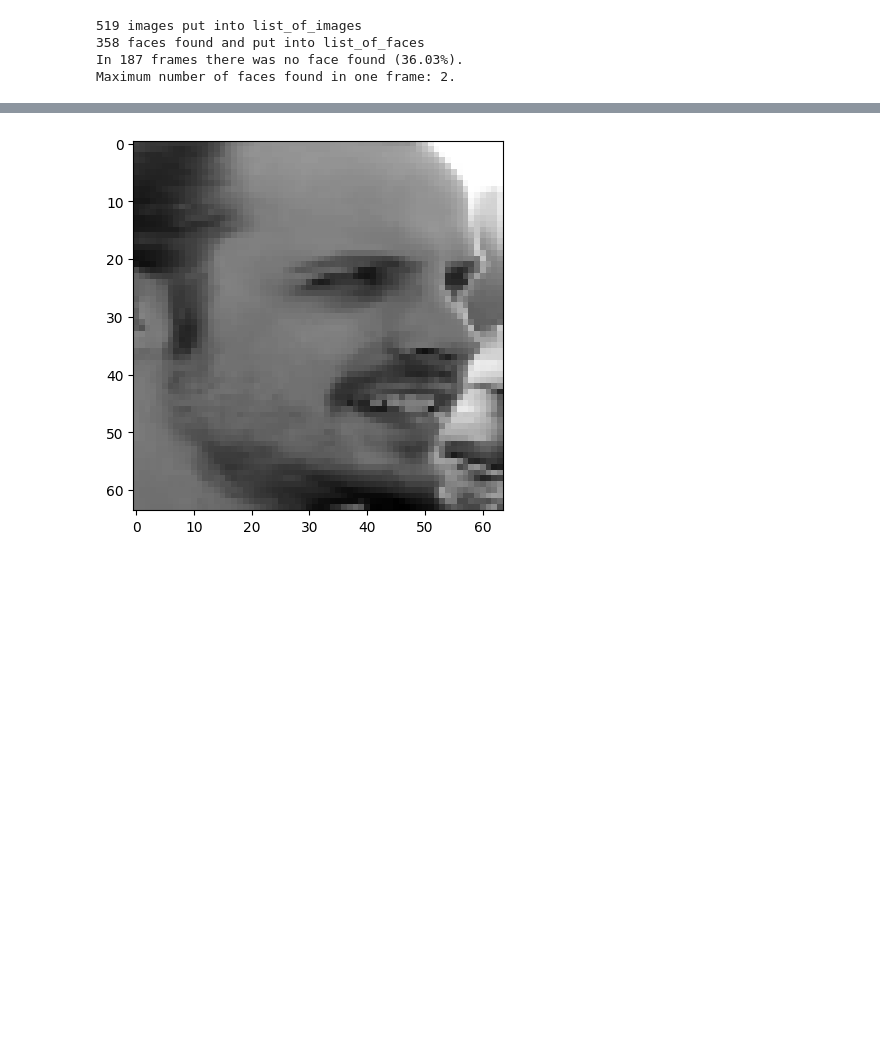
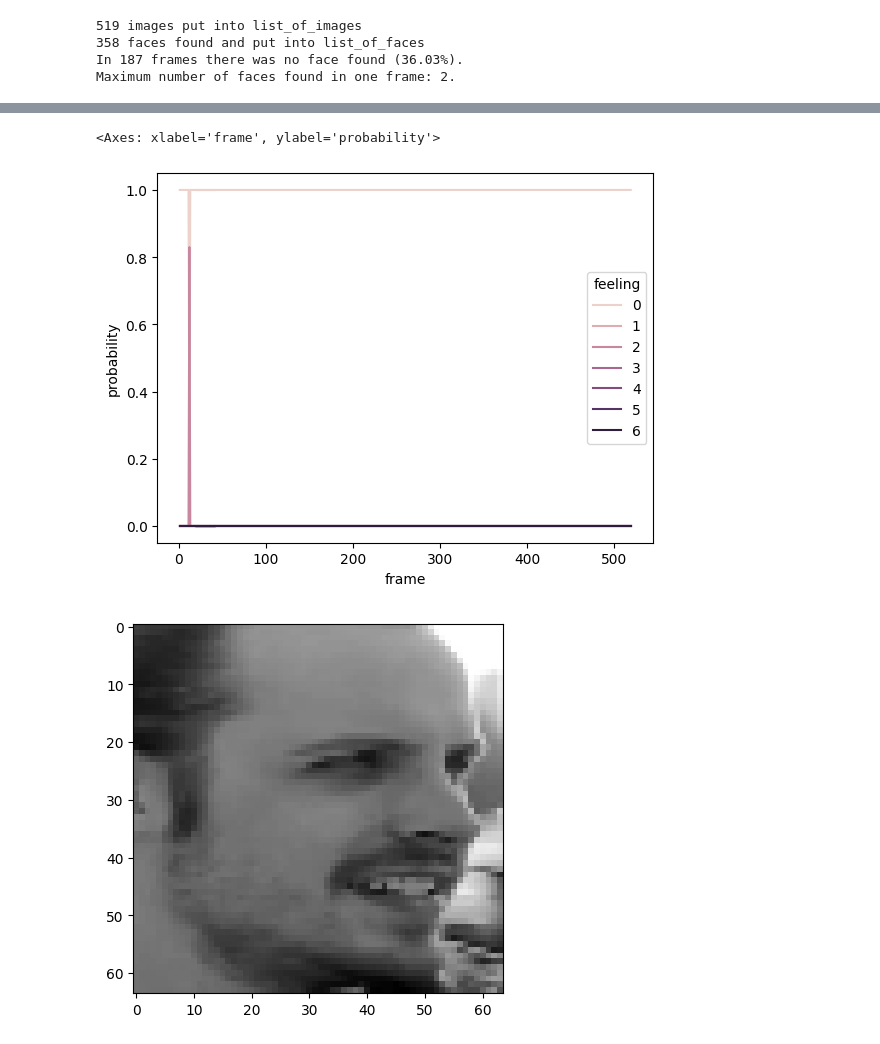
Before and after one commit to AbuMaha4/NeuralXpresso, a Jupyter notebook: notebooks/minimal_solution.ipynb, the cells around one changed output, grey strips where cells are left out. Drawn from its saved outputs; the diff is of its cells as text; code cells hidden in the pictures; blank space fills up the shorter version.

Commit message:
Add v0.1 w/o performing emotion detection

```diff
--- a/notebooks/minimal_solution.ipynb
+++ b/notebooks/minimal_solution.ipynb
@@ -25,6 +26,7 @@ input_face_size = emotion_classifier.input_shape[1:3]
 list_of_images = []
 list_of_faces_coloured = []
 list_of_faces_grey_scaled = []
+list_for_frame_axis = []
 frames_without_faces_counter = 0
 max_number_of_faces_in_frame = 0
 
@@ -66,6 +68,9 @@ while True:
         # Extract the i-th image from the tensor
         face = faces[i]
 
+        # Append framecount to tracking list
+        list_for_frame_axis.append((frame_count,i+1))
+
         # Save the extracted face as a PNG file in the folder
         face_filename = f"face_{frame_count}_{i}.png"
         face_filepath = os.path.join(folder_path, face_filename)
@@ -88,7 +93,7 @@ while True:
 video.release()
 
 print(f'{len(list_of_images)} images put into list_of_images')
-print(f'{len(list_of_faces)} faces found and put into list_of_faces')
+print(f'{len(list_of_faces_coloured)} faces found and put into list_of_faces')
 print(f'In {frames_without_faces_counter} frames there was no face found ({round(100*frames_without_faces_counter/len(list_of_images),2)}%).')
 print(f'Maximum number of faces found in one frame: {max_number_of_faces_in_frame}.')
 
@@ -104,0 +106,5 @@ emotions[110]
+# %%
+df_emotions = pd.DataFrame(emotions.numpy())
+df_frames_and_face_nrs = pd.DataFrame(list_for_frame_axis, columns=['frame', 'face_nr_in_frame'])
+df_emotions = pd.concat([df_emotions, df_frames_and_face_nrs], axis=1)
+df_plotting = pd.melt(df_emotions, id_vars=['frame', 'face_nr_in_frame'], value_vars=[0,1,2,3,4,5,6], var_name='feeling', value_name='probability')
@@ -105,3 +175,8 @@ emotions[110]
+# %%
+sns.lineplot(data = df_plotting, x = 'frame', y='probability', hue = 'feeling')
+# %% [output]
+<Axes: xlabel='frame', ylabel='probability'>
+[figure, added]
 # %%
 emotion_categories= {
             0: "angry",
```
Also changed, not shown: parts of 6 cells of this notebook.
